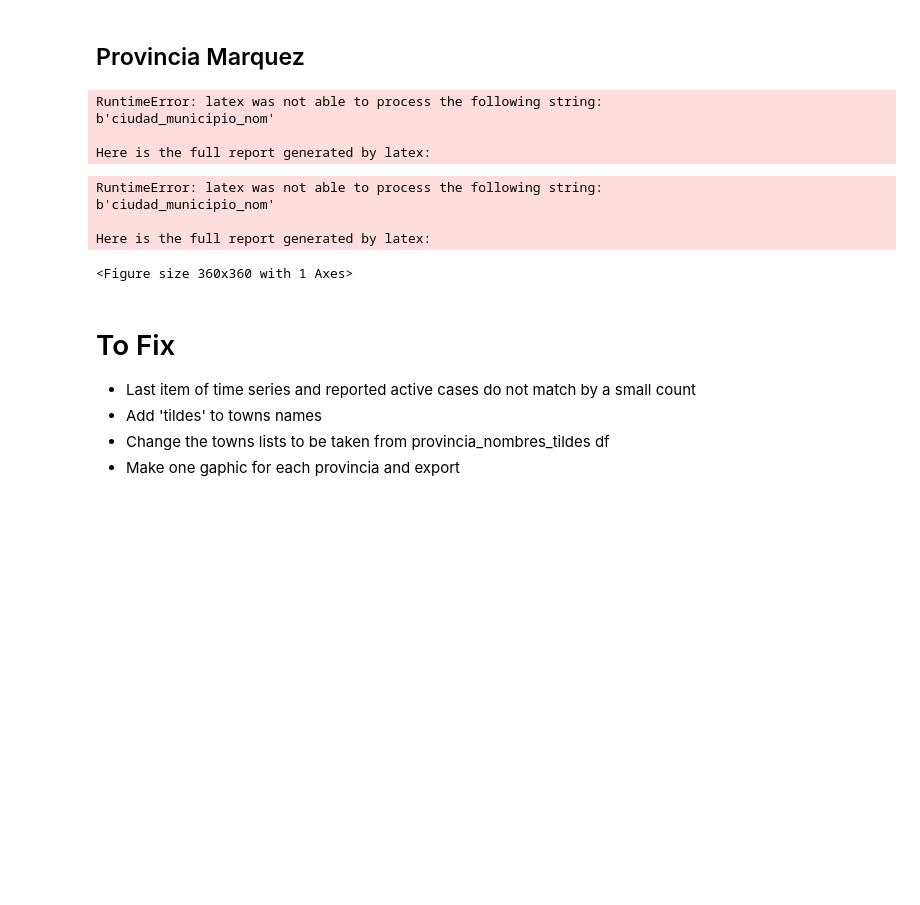
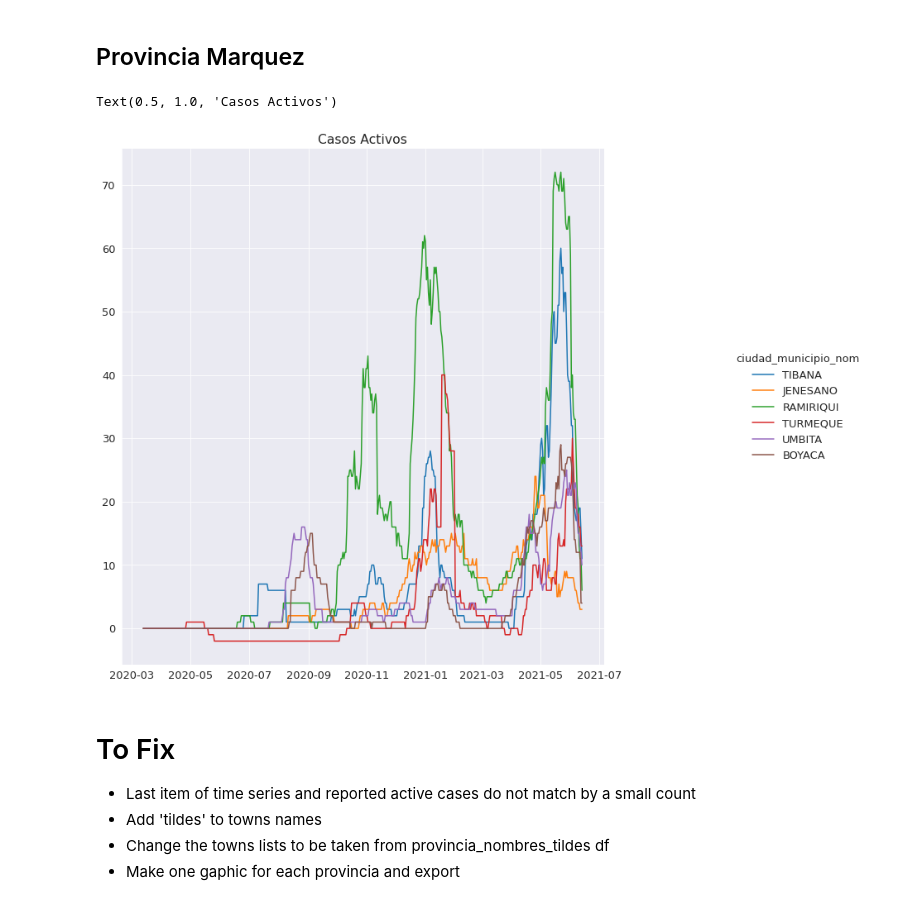
Before and after one commit to JC-AlfonsoR/covid_data_col, a Jupyter notebook: graphics.ipynb, the cells around one changed output. Saved outputs shown, nothing was run; the diff lists cells and outputs as text; code cells hidden in the pictures; blank space fills up the shorter version.

```diff
--- a/graphics.ipynb
+++ b/graphics.ipynb
@@ -480,24 +514,26 @@ active_cases = r_cum_new_cases - r_cum_rec - r_cum_pa
 ## Provincia Marquez
 # %%
 sns.set_style("darkgrid")
+plt.rcParams.update({
+    "text.usetex": False,
+#  "font.family": "serif",
+# "font.serif": ["Palatino"],
+})
+
+
 towns = ["TIBANA", "JENESANO", "RAMIRIQUI","TURMEQUE", "UMBITA", "BOYACA"]
-g = sns.relplot(data=active_cases.loc[active_cases.index > "2021-01-01",towns],
+
+g = sns.relplot(data=active_cases.loc[active_cases.index > "2020-01-01",towns],
            kind='line',
            dashes=False)
+
 g.fig.set_size_inches(14,10)
 #plt.grid()
 plt.title("Casos Activos")
-plt.grid('both')
-old_ticks = g.ax.get_yticks()
-new_ticks = old_ticks.astype(int)
-g.ax.set_yticks(new_ticks)
+#plt.grid('both')
+#old_ticks = g.ax.get_yticks()
+#new_ticks = old_ticks.astype(int)
+#g.ax.set_yticks(new_ticks)
 # %% [output]
-RuntimeError: latex was not able to process the following string:
-b'ciudad_municipio_nom'
-
-Here is the full report generated by latex:
+Text(0.5, 1.0, 'Casos Activos')
-RuntimeError: latex was not able to process the following string:
-b'ciudad_municipio_nom'
-
-Here is the full report generated by latex:
-<Figure size 360x360 with 1 Axes>
+[figure, added]
```
Also changed, not shown: parts of 15 cells of this notebook.
